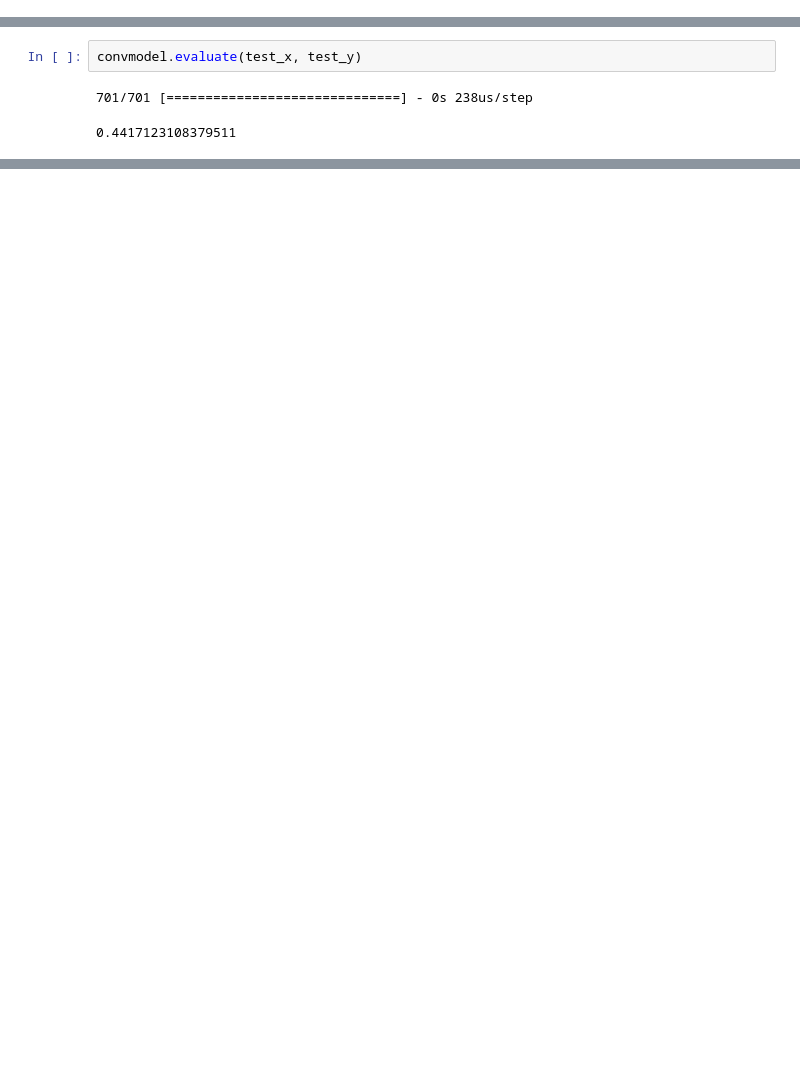
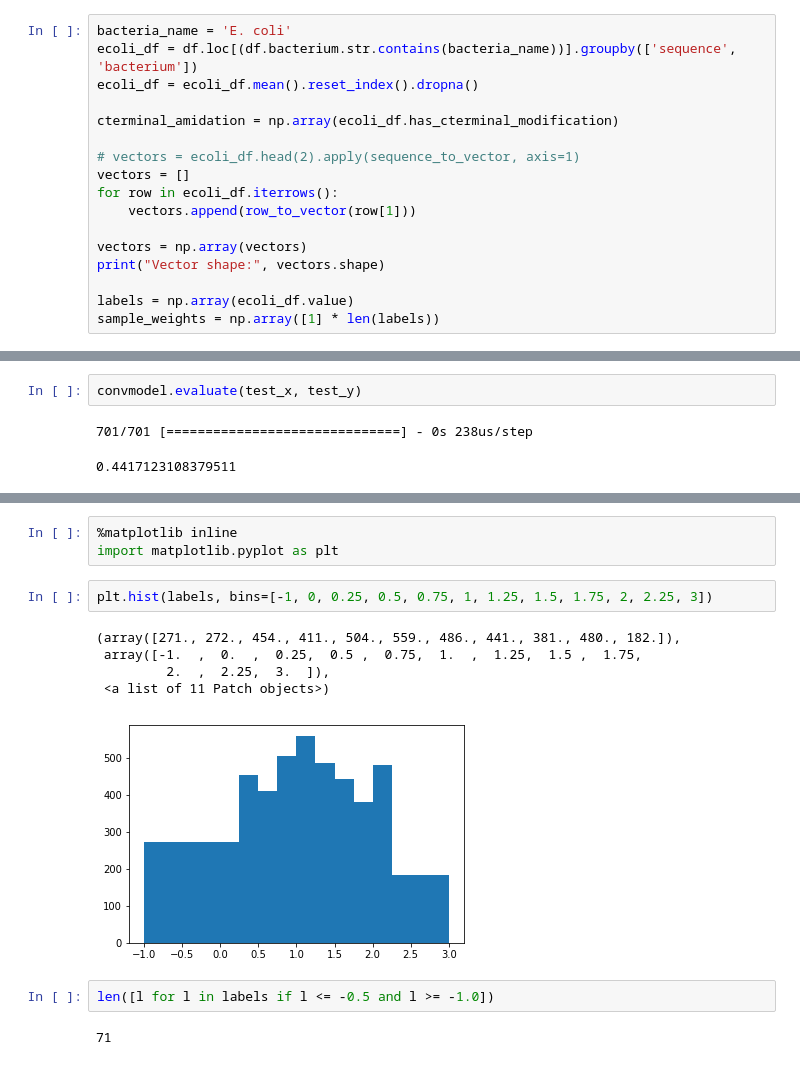
Before and after one commit to zswitten/Antimicrobial-Peptides, a Jupyter notebook: MIC_Neural_Networks-LinearSK.ipynb, the cells around one changed output, grey strips where cells are left out. Drawn from its saved outputs; the diff is of its cells as text; blank space fills up the shorter version.

```diff
--- a/MIC_Neural_Networks-LinearSK.ipynb
+++ b/MIC_Neural_Networks-LinearSK.ipynb
@@ -140,0 +164,17 @@ def row_to_vector(row):
+# %%
+bacteria_name = 'E. coli'
+ecoli_df = df.loc[(df.bacterium.str.contains(bacteria_name))].groupby(['sequence', 'bacterium'])
+ecoli_df = ecoli_df.mean().reset_index().dropna()
+
+cterminal_amidation = np.array(ecoli_df.has_cterminal_modification)
+
+# vectors = ecoli_df.head(2).apply(sequence_to_vector, axis=1)
+vectors = []
+for row in ecoli_df.iterrows():
+    vectors.append(row_to_vector(row[1]))
+
+vectors = np.array(vectors)
+print("Vector shape:", vectors.shape)
+
+labels = np.array(ecoli_df.value)
+sample_weights = np.array([1] * len(labels))
@@ -349,0 +374,15 @@ df
+# %%
+%matplotlib inline
+import matplotlib.pyplot as plt
+# %%
+plt.hist(labels, bins=[-1, 0, 0.25, 0.5, 0.75, 1, 1.25, 1.5, 1.75, 2, 2.25, 3])
+# %% [output]
+(array([271., 272., 454., 411., 504., 559., 486., 441., 381., 480., 182.]),
+ array([-1.  ,  0.  ,  0.25,  0.5 ,  0.75,  1.  ,  1.25,  1.5 ,  1.75,
+         2.  ,  2.25,  3.  ]),
+ <a list of 11 Patch objects>)
+[figure, added]
+# %%
+len([l for l in labels if l <= -0.5 and l >= -1.0])
+# %% [output]
+71
```
Also changed, not shown: parts of 29 cells of this notebook.
